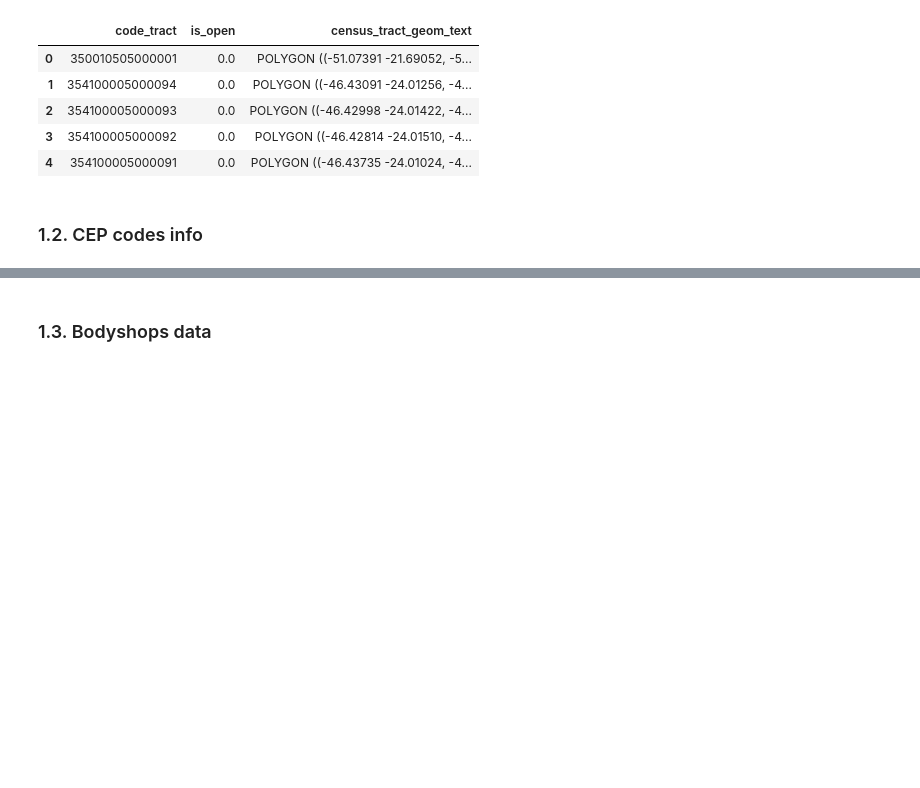
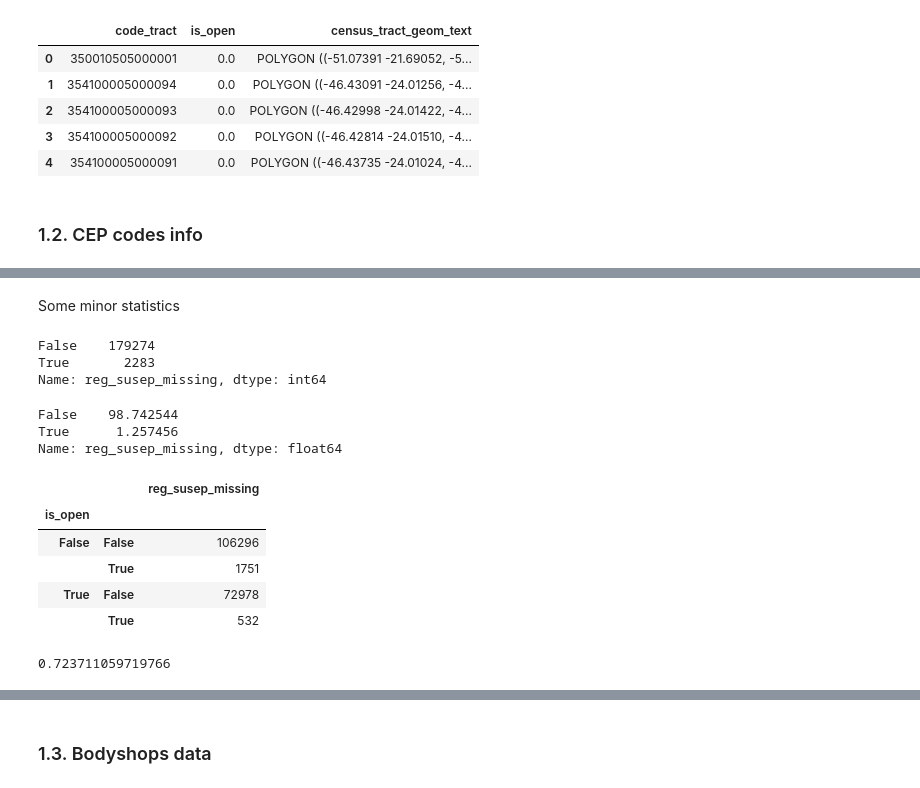
Before and after one commit to AlbertoSCF/location_data_analysis, a Jupyter notebook: GEOJSONS-0-open-cep-codes.ipynb, the cells around one changed output, grey strips where cells are left out. Saved outputs shown, nothing was run; the diff lists cells and outputs as text; code cells hidden in the pictures; blank space fills up the shorter version.

```diff
--- a/GEOJSONS-0-open-cep-codes.ipynb
+++ b/GEOJSONS-0-open-cep-codes.ipynb
@@ -134,2 +136,31 @@ cep_codes_info.head()
 # %%
+cep_codes_info['reg_susep_missing'] = cep_codes_info.reg_susep==0
+cep_codes_info['open_and_reg_susep_missing'] = (cep_codes_info.reg_susep_missing) & (cep_codes_info.is_open)
 cep_codes_info.to_file("cep_codes_info.json", driver="GeoJSON")
+# %% [markdown]
+Some minor statistics
+# %%
+cep_codes_info.reg_susep_missing.value_counts()
+# %% [output]
+False    179274
+True       2283
+Name: reg_susep_missing, dtype: int64
+# %%
+cep_codes_info.reg_susep_missing.value_counts(normalize=True)*100
+# %% [output]
+False    98.742544
+True      1.257456
+Name: reg_susep_missing, dtype: float64
+# %%
+pd.DataFrame(cep_codes_info.groupby('is_open').reg_susep_missing.apply(lambda x: x.value_counts()))
+# %% [output]
+|  |  | reg_susep_missing |
+| is_open |  |  |
+| False | False | 106296 |
+|  | True | 1751 |
+| True | False | 72978 |
+|  | True | 532 |
+# %%
+532/(72978+532)*100
+# %% [output]
+0.723711059719766
```
Also changed, not shown: parts of 3 cells of this notebook, 2 other files.
